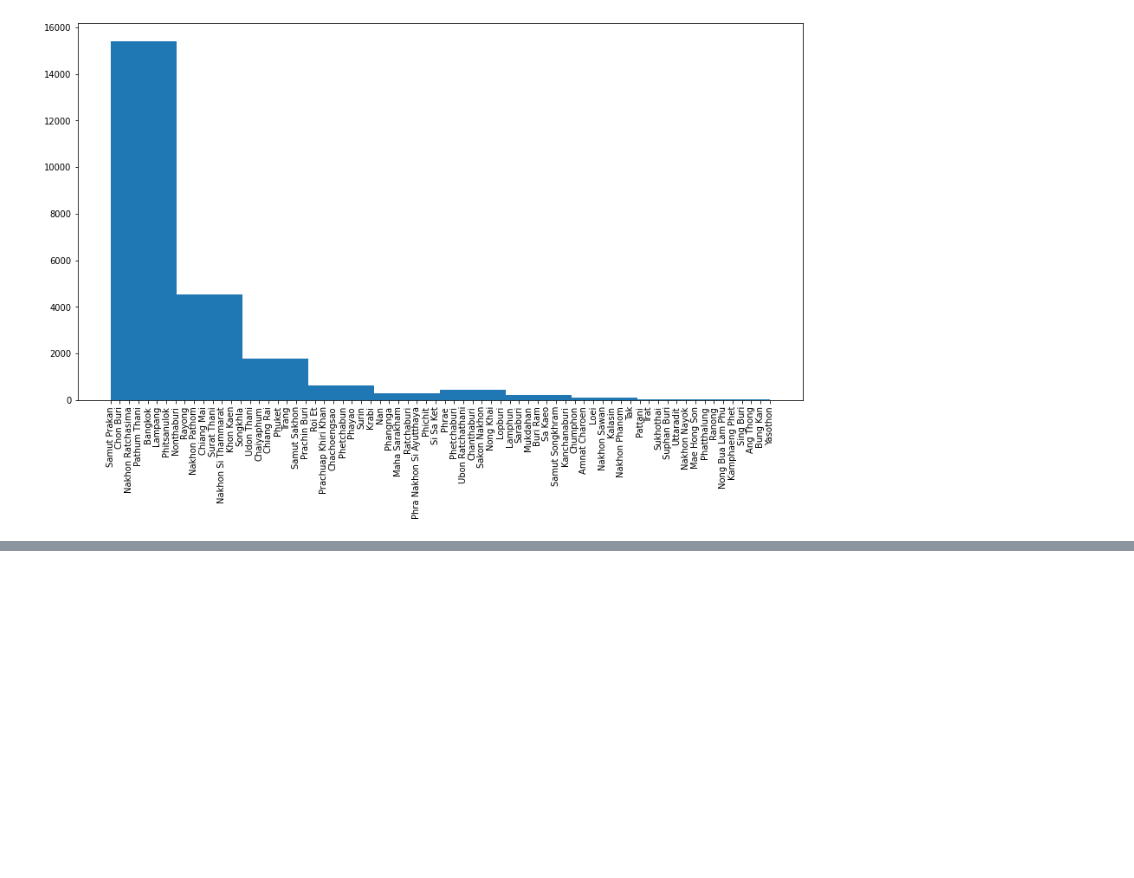
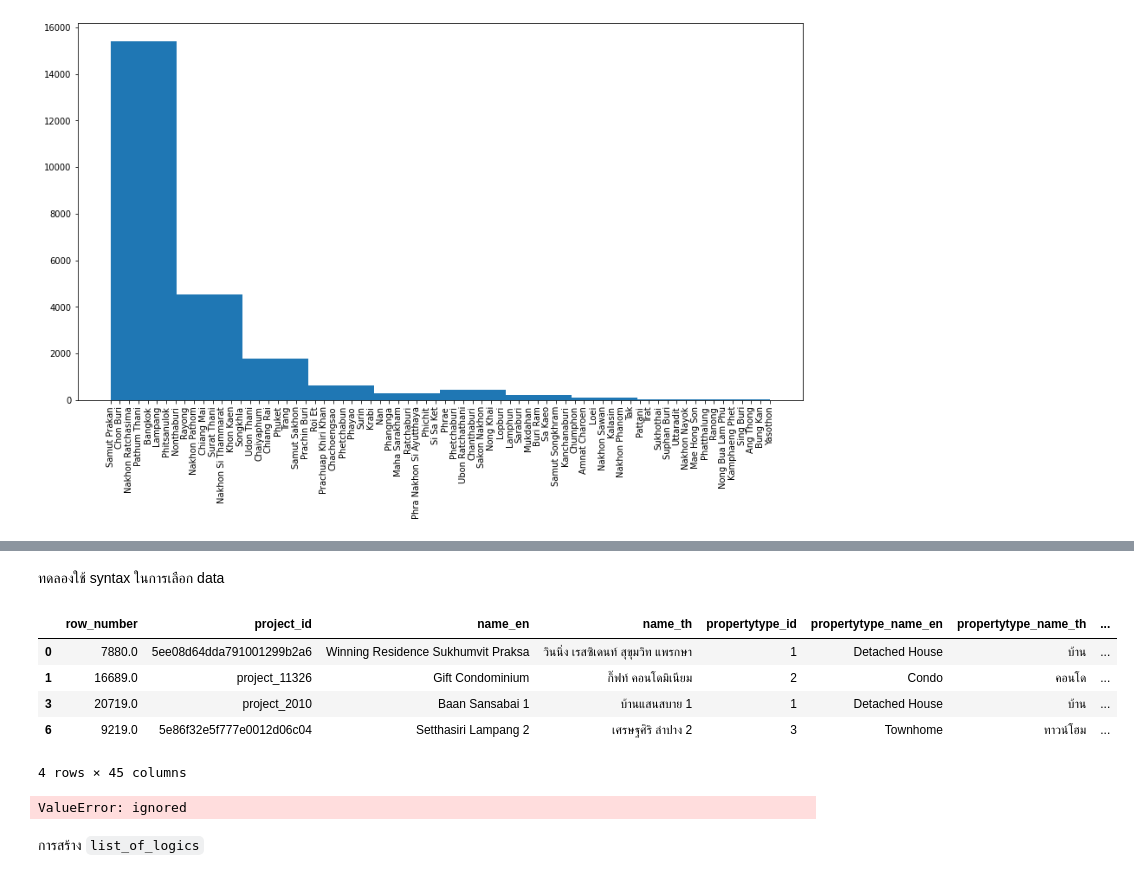
Before and after one commit to tohnperfect/DPDM65, a Jupyter notebook: pandas101.ipynb, the cells around one changed output, grey strips where cells are left out. Cells and saved outputs as stored; diff of their text form; code cells hidden in the pictures; blank space fills up the shorter version.

````diff
--- a/pandas101.ipynb
+++ b/pandas101.ipynb
@@ -171,0 +230,2 @@ plt.xticks(rotation='vertical');
+# %%
+project_df3 = project_df2.head(10)
@@ -171,0 +247,17 @@ plt.xticks(rotation='vertical');
+# %% [markdown]
+ทดลองใช้ syntax ในการเลือก data
+# %%
+project_df3[[True,True,False,True,False,False,True,False,False,False]]
+# %% [output]
+|  | row_number | project_id | name_en | name_th | propertytype_id | propertytype_name_en | propertytype_name_th | ... |
+| 0 | 7880.0 | 5ee08d64dda791001299b2a6 | Winning Residence Sukhumvit Praksa | วินนิ่ง เรสซิเดนท์ สุขุมวิท แพรกษา | 1 | Detached House | บ้าน | ... |
+| 1 | 16689.0 | project_11326 | Gift Condominium | กิ๊ฟท์ คอนโดมิเนียม | 2 | Condo | คอนโด | ... |
+| 3 | 20719.0 | project_2010 | Baan Sansabai 1 | บ้านแสนสบาย 1 | 1 | Detached House | บ้าน | ... |
+| 6 | 9219.0 | 5e86f32e5f777e0012d06c04 | Setthasiri Lampang 2 | เศรษฐศิริ ลำปาง 2 | 3 | Townhome | ทาวน์โฮม | ... |
+4 rows × 45 columns
+# %%
+project_df3[[True,True,False,True,False,False,True,False,False]]
+# %% [output]
+ValueError: ignored
+# %% [markdown]
+การสร้าง ```list_of_logics```
````
Also changed, not shown: parts of 28 cells of this notebook.
